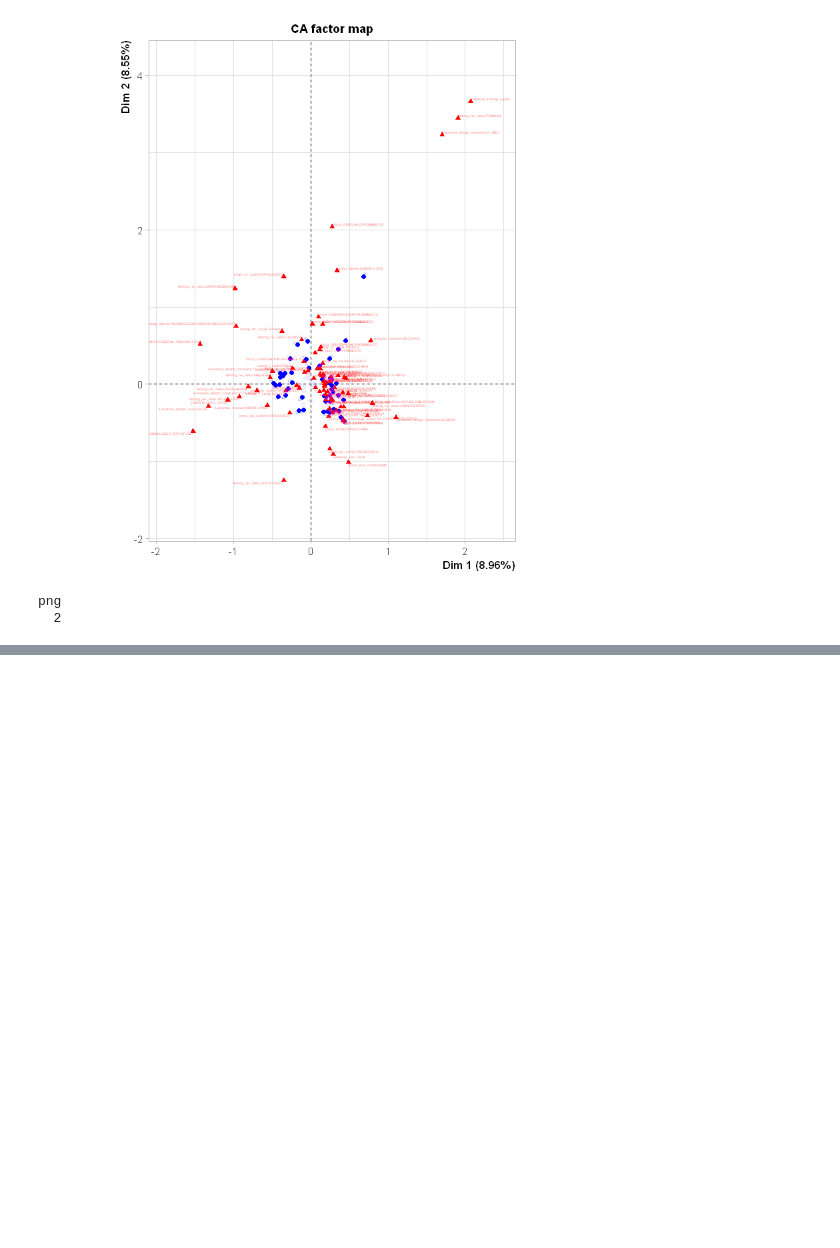
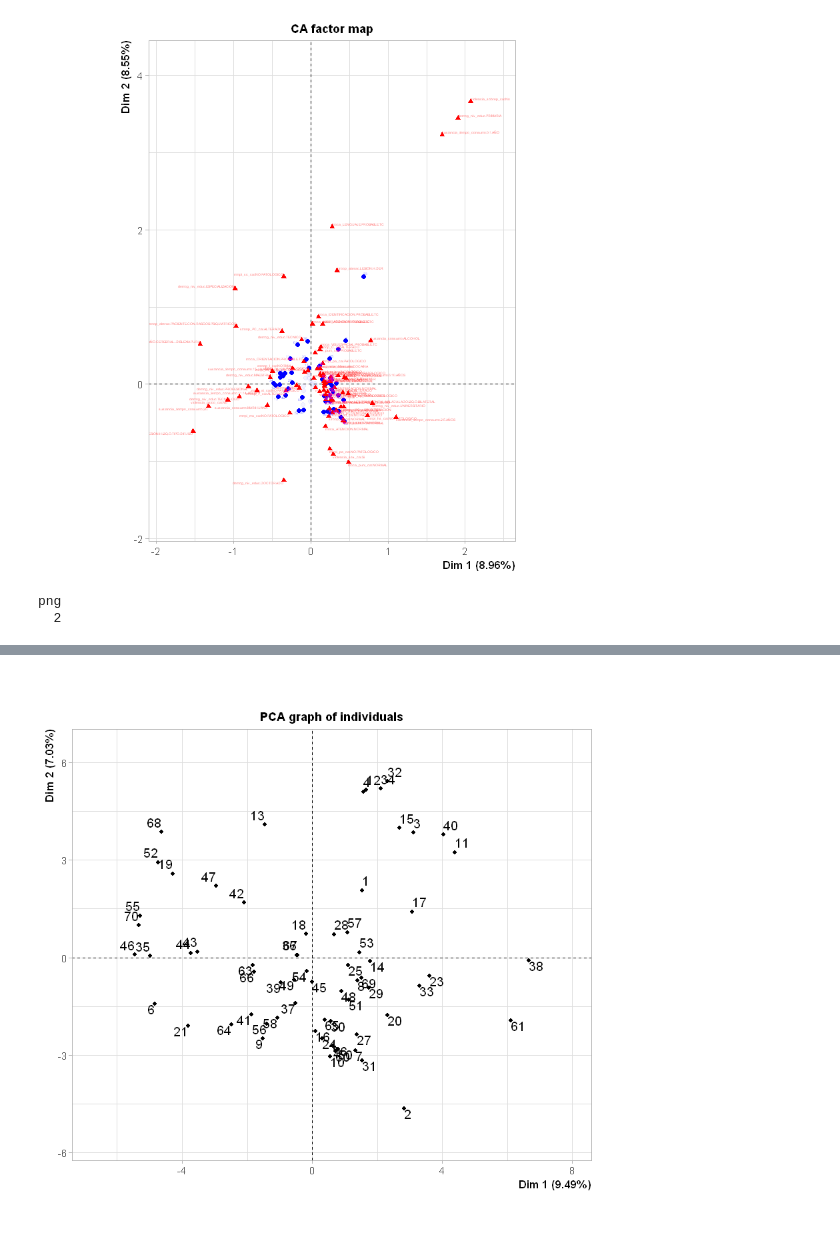
Before and after one commit to Yagwar/Proyectos, a Jupyter notebook: correlaciones_fundac.ipynb, the cells around one changed output, grey strips where cells are left out. Drawn from its saved outputs; the diff is of its cells as text; code cells hidden in the pictures; blank space fills up the shorter version.

```diff
--- a/correlaciones_fundac.ipynb
+++ b/correlaciones_fundac.ipynb
@@ -331,0 +283,2 @@ png
+# %%
+pca_vars= PCA(trsf, scale.unit=TRUE, ncp=5, graph=T)
@@ -331,0 +290,4 @@ png
+# %%
+plot.PCA(pca_vars)
+# %% [output]
+[figure, added]
```
Also changed, not shown: parts of 11 cells of this notebook.
